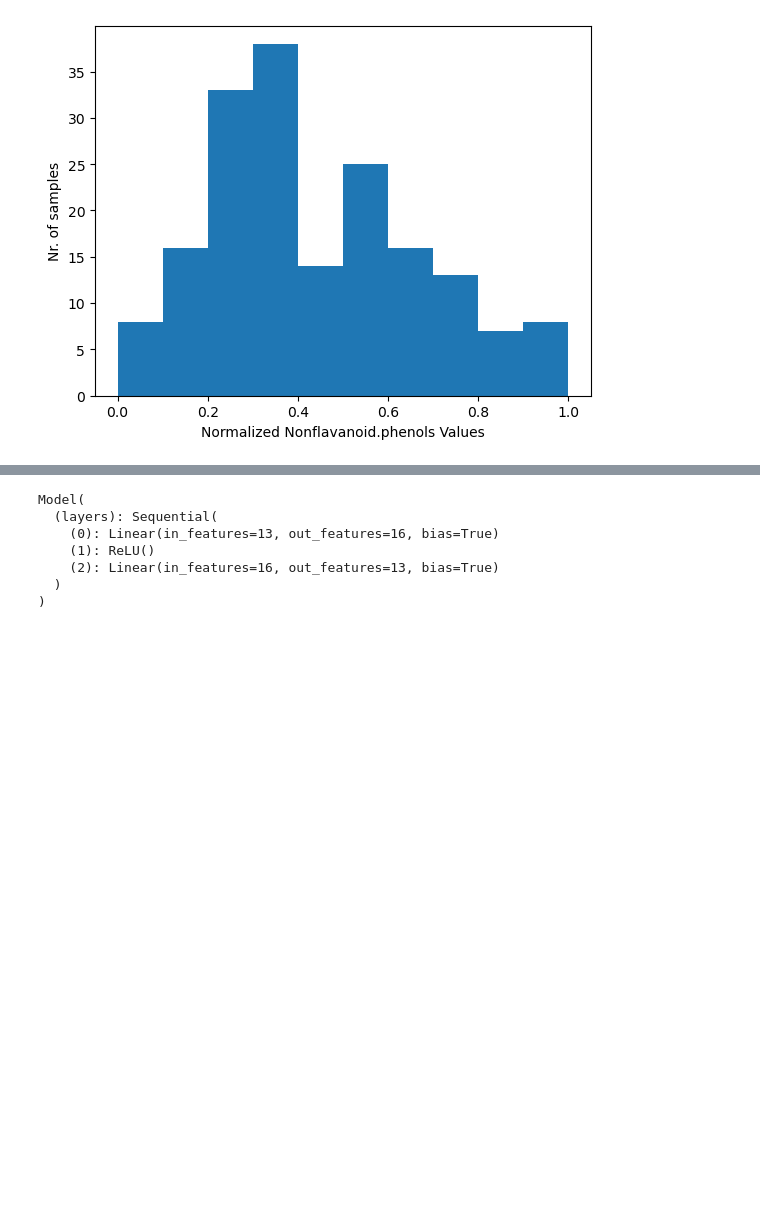
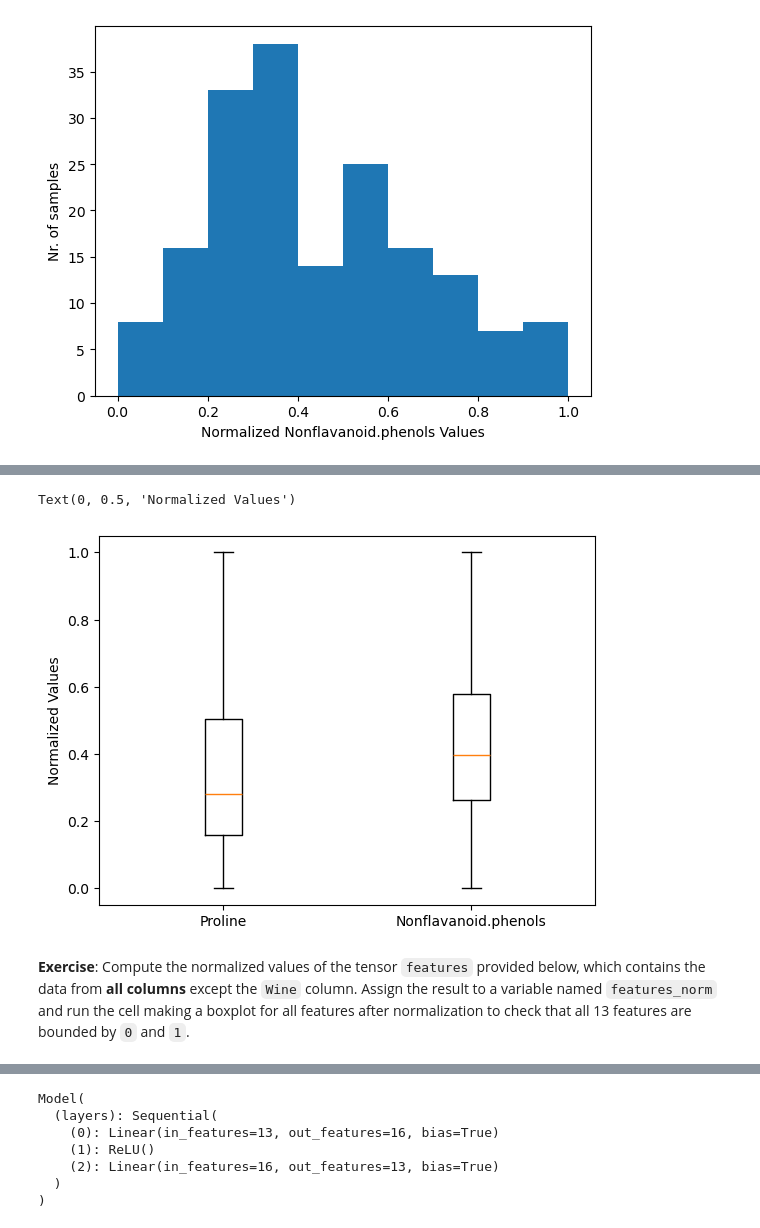
Before and after one commit to atleer/intro-to-deep-learning-dev, a Jupyter notebook: Day02/07_data_standardization/07_data_standardization.ipynb, the cells around one changed output, grey strips where cells are left out. Cells and saved outputs as stored; diff of their text form; code cells hidden in the pictures; blank space fills up the shorter version.

```diff
--- a/Day02/07_data_standardization/07_data_standardization.ipynb
+++ b/Day02/07_data_standardization/07_data_standardization.ipynb
@@ -173,0 +139,13 @@ len(train_data)
+# %%
+features = torch.tensor(df[['Proline','Nonflavanoid.phenols']].values, dtype=torch.float32)
+# %%
+features_norm = (features - features.min(dim=0).values)/(features.max(dim=0).values-features.min(dim=0).values)
+# %%
+plt.boxplot(features_norm)
+plt.xticks([1, 2], ['Proline', 'Nonflavanoid.phenols'])
+plt.ylabel('Normalized Values')
+# %% [output]
+Text(0, 0.5, 'Normalized Values')
+[figure, added]
+# %% [markdown]
+**Exercise**: Compute the normalized values of the tensor `features` provided below, which contains the data from **all columns** except the `Wine` column. Assign the result to a variable named `features_norm` and run the cell making a boxplot for all features after normalization to check that all 13 features are bounded by `0` and `1`.
```
Also changed, not shown: parts of 46 cells of this notebook.
